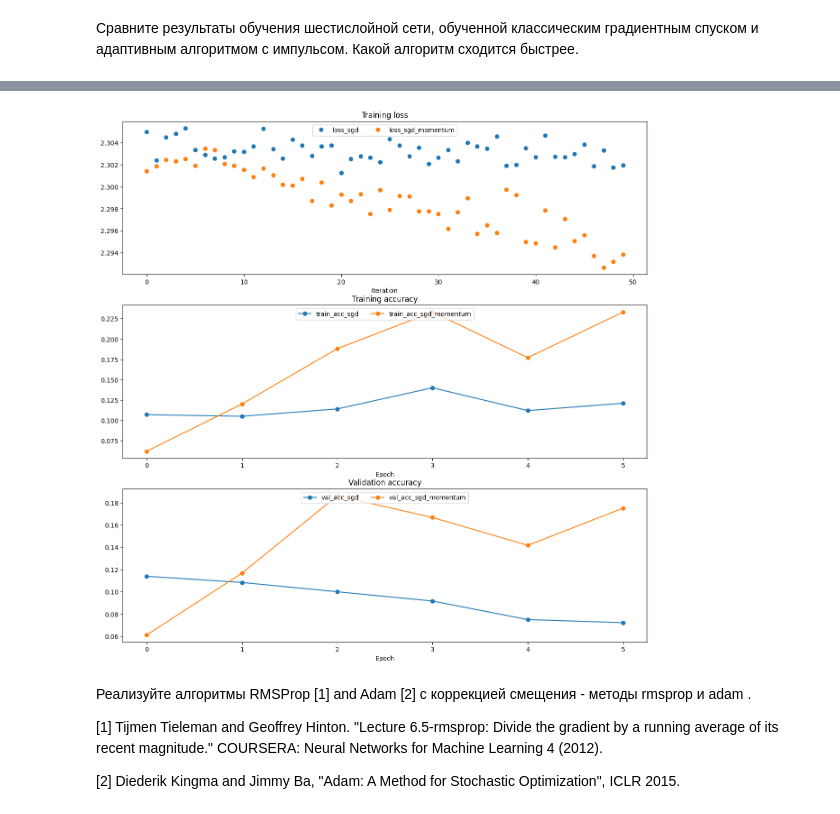
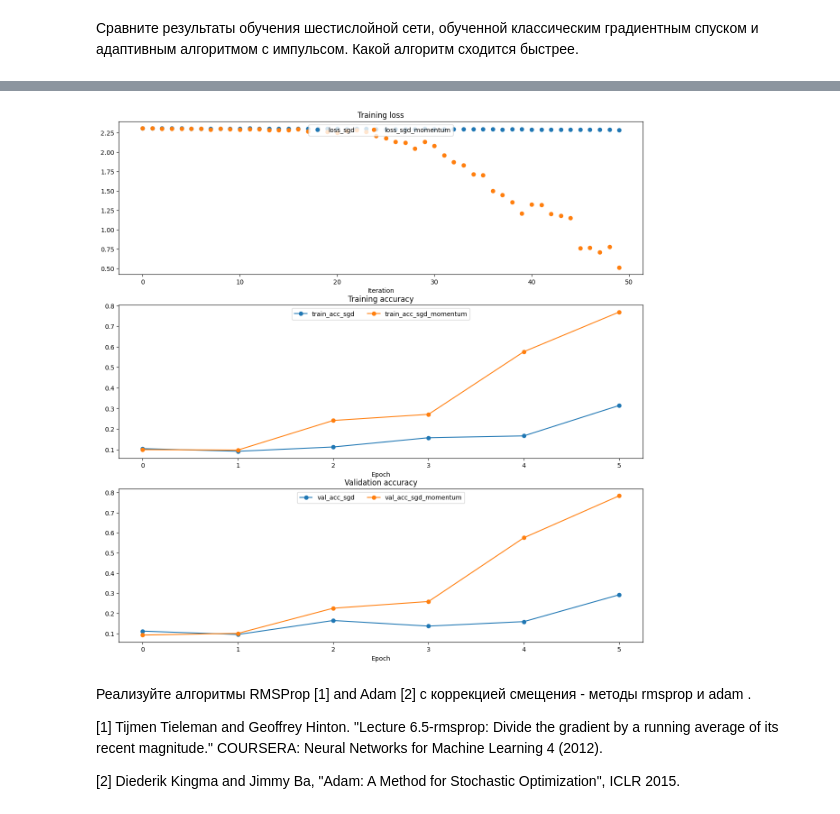
Before and after one commit to Tigr195/AIT_labs, a Jupyter notebook: lab_3/assignment3.ipynb, the cells around one changed output, grey strips where cells are left out. Saved outputs shown, nothing was run; the diff lists cells and outputs as text; code cells hidden in the pictures.

```diff
--- a/lab_3/assignment3.ipynb
+++ b/lab_3/assignment3.ipynb
@@ -554,7 +551,7 @@ for update_rule in ['sgd', 'sgd_momentum']:
                   num_epochs=5, batch_size=100,
                   update_rule=update_rule,
                   optim_config={
-                    'learning_rate': 5e-3,
+                    'learning_rate': 7e-2,
                   },
                   verbose=True)
   solvers[update_rule] = solver
@@ -609,4 +606,4 @@ running with  sgd
-[figure, old version]
+[figure, new version]
 # %% [markdown]
 Реализуйте алгоритмы RMSProp [1] and Adam [2] с коррекцией смещения  - методы rmsprop и adam .
 
```
Also changed, not shown: parts of 6 cells of this notebook.
